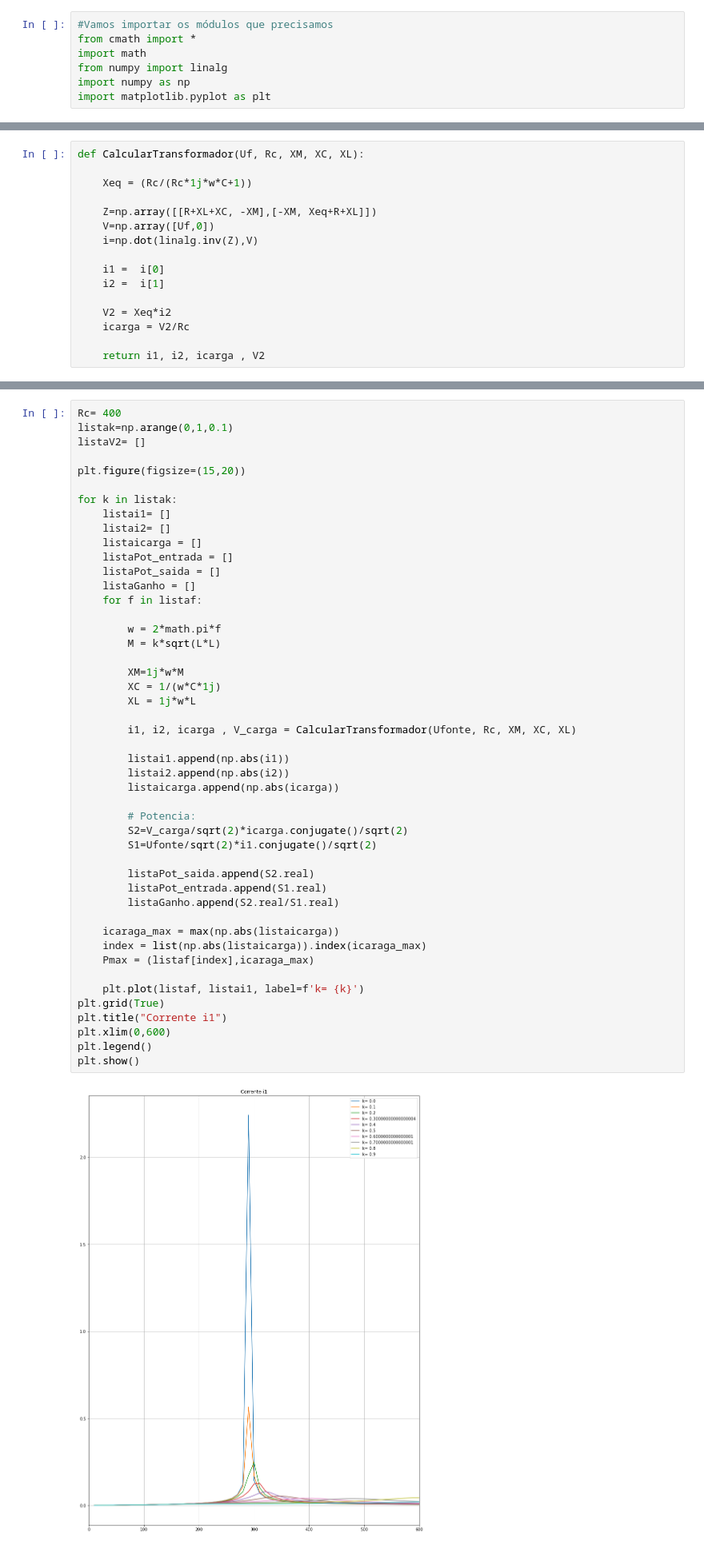
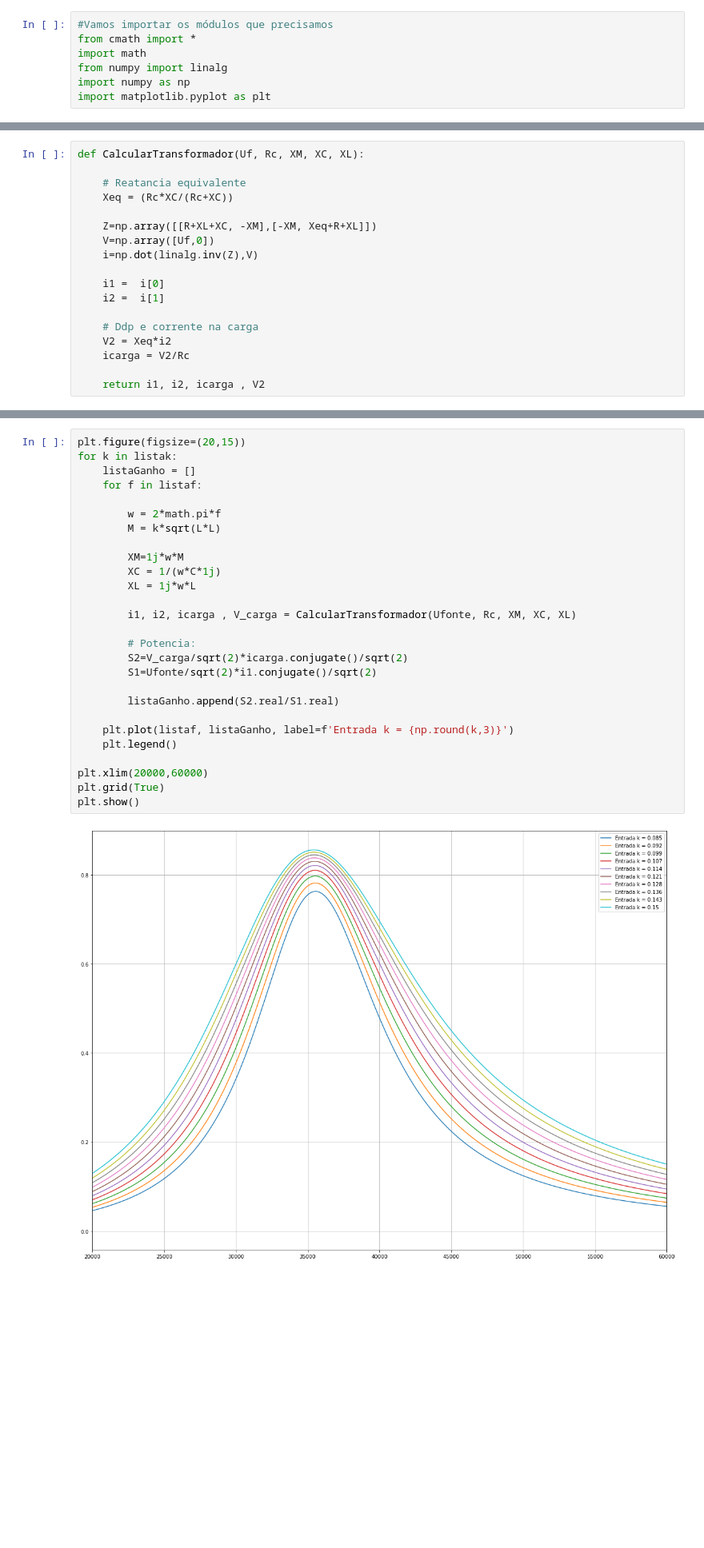
Before and after one commit to lorrancmlopes/projeto_eletromag_wpt, a Jupyter notebook: Projeto.ipynb, the cells around one changed output, grey strips where cells are left out. Shown at 80% size. Drawn from its saved outputs; the diff is of its cells as text; blank space fills up the shorter version.

```diff
--- a/Projeto.ipynb
+++ b/Projeto.ipynb
@@ -58,7 +36,8 @@ c) Observe a função que criamos na célula abaixo. Tente explicar o que ela fa
 # %%
 def CalcularTransformador(Uf, Rc, XM, XC, XL):
 
-    Xeq = (Rc/(Rc*1j*w*C+1))
+    # Reatancia equivalente
+    Xeq = (Rc*XC/(Rc+XC))
 
     Z=np.array([[R+XL+XC, -XM],[-XM, Xeq+R+XL]])
     V=np.array([Uf,0])
@@ -67,6 +46,7 @@ def CalcularTransformador(Uf, Rc, XM, XC, XL):
     i1 =  i[0]
     i2 =  i[1]
 
+    # Ddp e corrente na carga
     V2 = Xeq*i2
     icarga = V2/Rc
 
@@ -139,50 +199,30 @@ Maior valor de i = 0.03020477374798586 com k = 0.9
 # %%
-Rc= 400
-listak=np.arange(0,1,0.1)
-listaV2= []
-
-plt.figure(figsize=(15,20))
-
+plt.figure(figsize=(20,15))
 for k in listak:
-    listai1= []
-    listai2= []
-    listaicarga = []
-    listaPot_entrada = []
-    listaPot_saida = []
     listaGanho = []
     for f in listaf:
 
         w = 2*math.pi*f
         M = k*sqrt(L*L)
 
         XM=1j*w*M
         XC = 1/(w*C*1j)
         XL = 1j*w*L
 
         i1, i2, icarga , V_carga = CalcularTransformador(Ufonte, Rc, XM, XC, XL)
 
-        listai1.append(np.abs(i1))
-        listai2.append(np.abs(i2))
-        listaicarga.append(np.abs(icarga))
-
         # Potencia:
         S2=V_carga/sqrt(2)*icarga.conjugate()/sqrt(2)
         S1=Ufonte/sqrt(2)*i1.conjugate()/sqrt(2)
 
-        listaPot_saida.append(S2.real)
-        listaPot_entrada.append(S1.real)
         listaGanho.append(S2.real/S1.real)
 
-    icaraga_max = max(np.abs(listaicarga))
-    index = list(np.abs(listaicarga)).index(icaraga_max)
-    Pmax = (listaf[index],icaraga_max)
+    plt.plot(listaf, listaGanho, label=f'Entrada k = {np.round(k,3)}')
+    plt.legend()
 
-    plt.plot(listaf, listai1, label=f'k= {k}')
+plt.xlim(20000,60000)
 plt.grid(True)
-plt.title("Corrente i1")
-plt.xlim(0,600)
-plt.legend()
 plt.show()
 # %% [output]
-[figure, old version]
+[figure, new version]
 # %%
```
Also changed, not shown: parts of 16 cells of this notebook, 1 other file.
